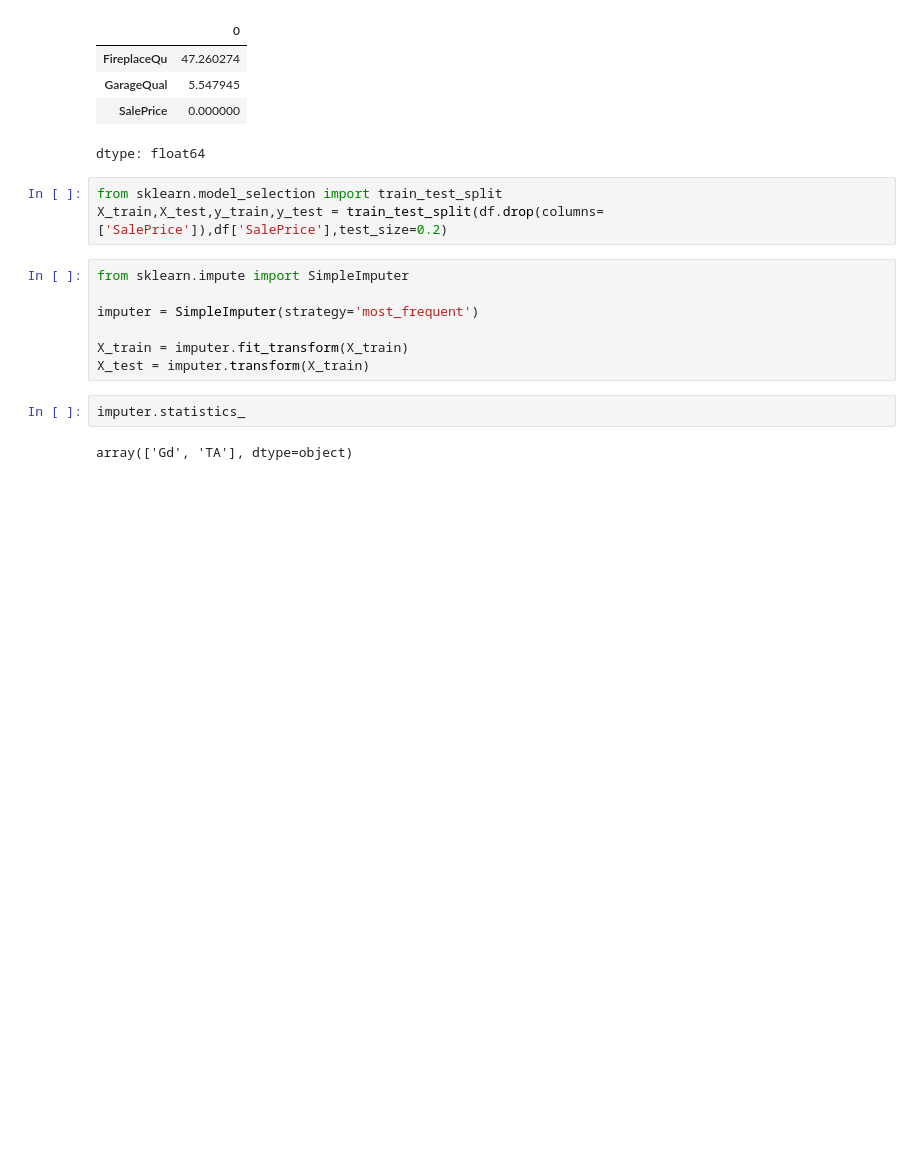
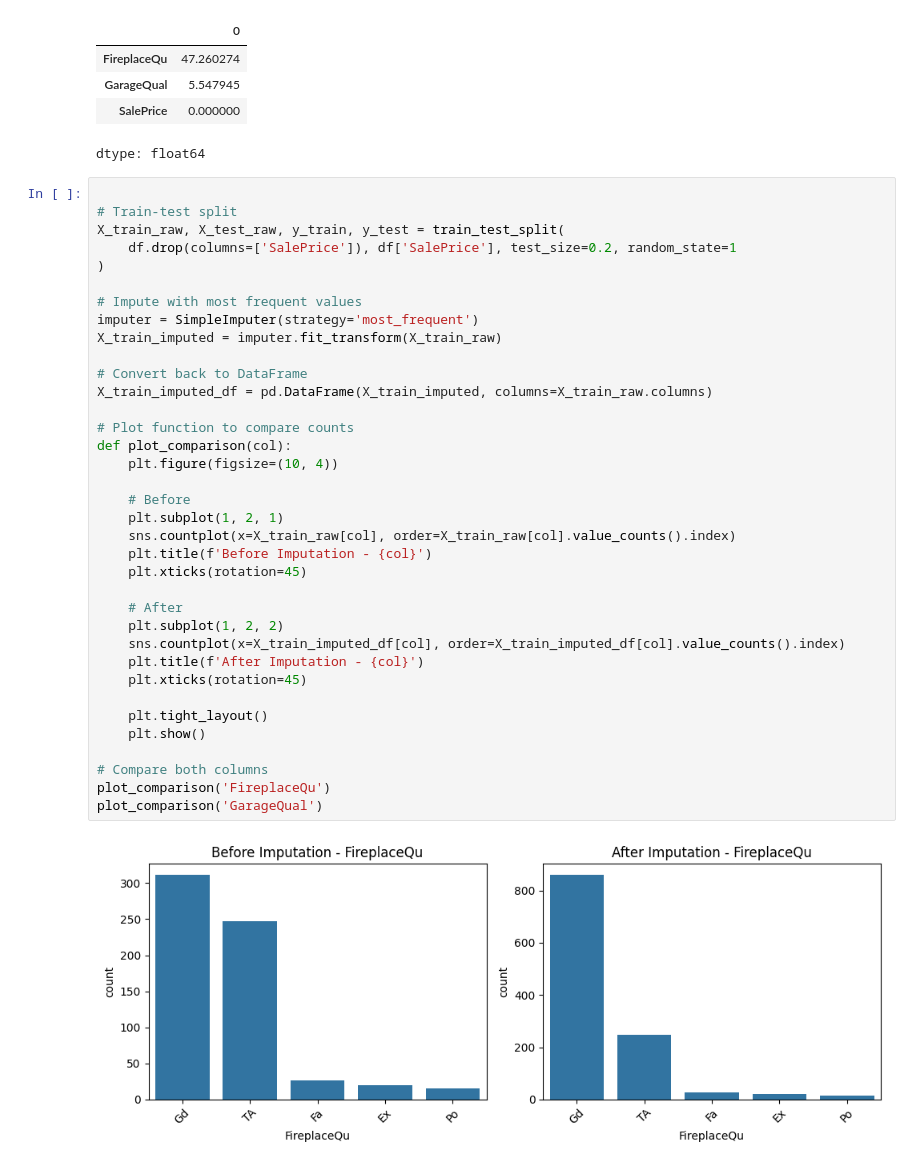
Before and after one commit to samiha-mahin/Data-Analysis, a Jupyter notebook: Handling_Missing_Values_2.ipynb, the cells around one changed output. Drawn from its saved outputs; the diff is of its cells as text; blank space fills up the shorter version.

```diff
--- a/Handling_Missing_Values_2.ipynb
+++ b/Handling_Missing_Values_2.ipynb
@@ -59,17 +61,41 @@ df.isnull().mean()*100
 | GarageQual | 5.547945 |
 | SalePrice | 0.000000 |
 dtype: float64
-# %%
-from sklearn.model_selection import train_test_split
-X_train,X_test,y_train,y_test = train_test_split(df.drop(columns=['SalePrice']),df['SalePrice'],test_size=0.2)
-# %%
-from sklearn.impute import SimpleImputer
-
-imputer = SimpleImputer(strategy='most_frequent')
-
-X_train = imputer.fit_transform(X_train)
-X_test = imputer.transform(X_train)
-# %%
-imputer.statistics_
-# %% [output]
-array(['Gd', 'TA'], dtype=object)
+# %%
+
+# Train-test split
+X_train_raw, X_test_raw, y_train, y_test = train_test_split(
+    df.drop(columns=['SalePrice']), df['SalePrice'], test_size=0.2, random_state=1
+)
+
+# Impute with most frequent values
+imputer = SimpleImputer(strategy='most_frequent')
+X_train_imputed = imputer.fit_transform(X_train_raw)
+
+# Convert back to DataFrame
+X_train_imputed_df = pd.DataFrame(X_train_imputed, columns=X_train_raw.columns)
+
+# Plot function to compare counts
+def plot_comparison(col):
+    plt.figure(figsize=(10, 4))
+
+    # Before
+    plt.subplot(1, 2, 1)
+    sns.countplot(x=X_train_raw[col], order=X_train_raw[col].value_counts().index)
+    plt.title(f'Before Imputation - {col}')
+    plt.xticks(rotation=45)
+
+    # After
+    plt.subplot(1, 2, 2)
+    sns.countplot(x=X_train_imputed_df[col], order=X_train_imputed_df[col].value_counts().index)
+    plt.title(f'After Imputation - {col}')
+    plt.xticks(rotation=45)
+
+    plt.tight_layout()
+    plt.show()
+
+# Compare both columns
+plot_comparison('FireplaceQu')
+plot_comparison('GarageQual')
+# %% [output]
+[figure, added]
```
Also changed, not shown: parts of 2 cells of this notebook.
